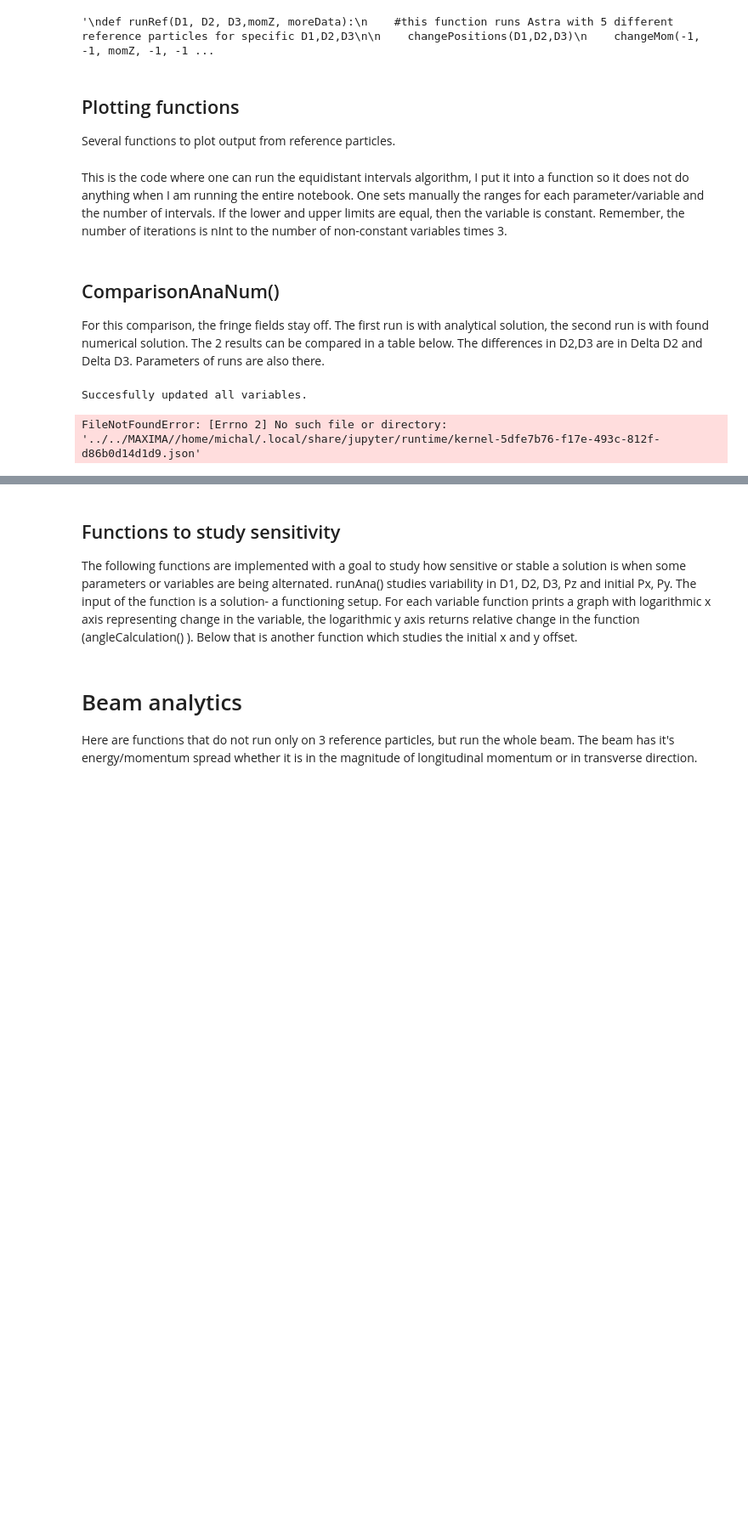
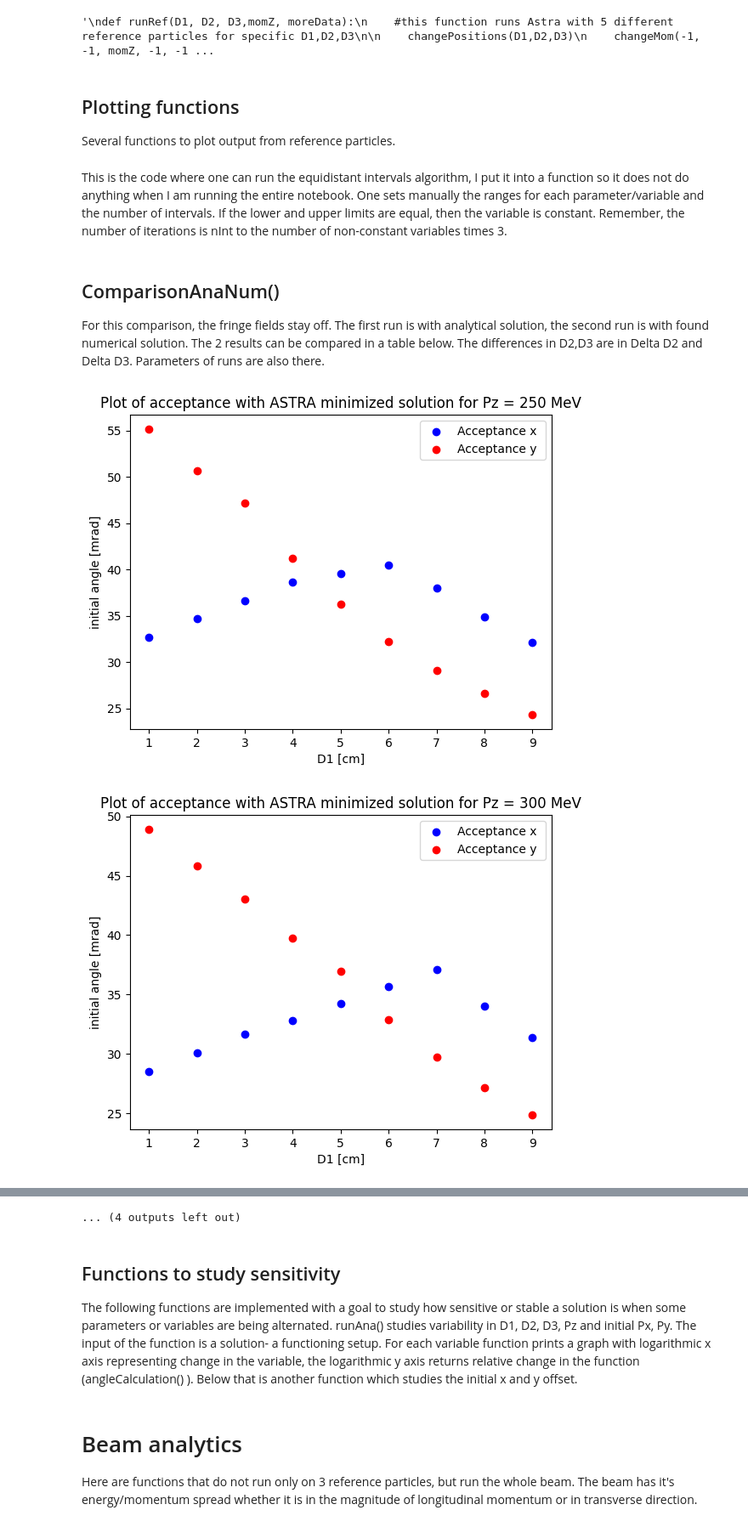
Before and after one commit to mvranovsky/Focusing-And-Deflecting-Devices, a Jupyter notebook: ASTRA/parallelFocusing/parallelFocused.ipynb, the cells around one changed output, grey strips where cells are left out. Shown at 85% size. Cells and saved outputs as stored; diff of their text form; code cells hidden in the pictures; blank space fills up the shorter version.

```diff
--- a/ASTRA/parallelFocusing/parallelFocused.ipynb
+++ b/ASTRA/parallelFocusing/parallelFocused.ipynb
@@ -22,8 +22,8 @@ For running beam simulations, one can define it's initial parameters like spread
 # %%
 fileName = "parallelBeam"
 fillNumber = "001"
-setupLength = 4 #m
-setupLengthStr = "0400"
+setupLength = 1.5 #m
+setupLengthStr = "0150"
 longitudalEnergy = "5.0E+8" #eV
 
 #offsets and angles for reference particles
@@ -772,7 +801,9 @@ def comparisonAnaNum(setupFileName, minimalFunVal):
               "setup length [m]",
               "Angle accept. x [mrad]", "Angle accept. y [mrad]",
               "beam size x [mm]", "beam size y [mm]","beam ratio [-]",
-              "number of func. evaluations [-]"
+              "active particles for sig_xyAngle = 1 mrad [%],
+              "number of func. evaluations [-]",
+              "x angle [mrad], y angle [mrad]",
              ]
     }
     '''
@@ -780,6 +811,8 @@ def comparisonAnaNum(setupFileName, minimalFunVal):
 
     resultSetups = ""
     errorSetups = ""
+    initialAng = []
+
     for row in analyticData:
         #first run the analytical solution and show plots
         topHatShapedQuads(True)
@@ -811,9 +844,10 @@ def comparisonAnaNum(setupFileName, minimalFunVal):
         row.append( setupSize(float(row[0]), *res.x ))
         angleAcceptance = checkAngleAcceptance(float(row[0]), *res.x, float(row[3]))
         row.append(angleAcceptance[0])
+        row.append(angleAcceptance[1])
         row.append(angleAcceptance[2])
-        row.append(angleAcceptance[1])
         row.append(angleAcceptance[3])
+        row.append(angleAcceptance[2]/angleAcceptance[3])
         row.append(angleAcceptance[4])
         row.append(res.nfev)
         finalTable.append(row)
@@ -830,30 +864,4 @@ def comparisonAnaNum(setupFileName, minimalFunVal):
 
 
     return finalTable
-# %%
-args = sys.argv
-args.pop(0)
-if len(args) != 1:
-    print(f"more than 1 argument")
-
-dataFileName = str(args[0])
-matrix = comparisonAnaNum(dataFileName, 1)
-df = pd.DataFrame(matrix)
-df.to_csv('table.csv', index=False)
-
-'''
-matrix = comparisonAnaNum("analyticalResultsP_1.txt", 100)
-df = pd.DataFrame(matrix)
-df.to_csv('table.csv', index=False)
-matrix = [[1,2,3,4],[5,6,7,8]]
-df = pd.DataFrame(matrix)
-df.to_csv('table.csv', index=False)
-df = pd.read_csv('table.csv')
-list_of_lists = df.values.tolist()
-
-plotResults(list_of_lists)
-'''
-# %% [output]
-Succesfully updated all variables.
-FileNotFoundError: [Errno 2] No such file or directory: '../../MAXIMA//home/michal/.local/share/jupyter/runtime/kernel-5dfe7b76-f17e-493c-812f-d86b0d14d1d9.json'
 # %%
@@ -926,0 +976,28 @@ def plotResults(data):
+# %%
+'''
+args = sys.argv
+args.pop(0)
+if len(args) != 1:
+    print(f"more than 1 argument")
+
+dataFileName = str(args[0])
+matrix = comparisonAnaNum(dataFileName, 1)
+df = pd.DataFrame(matrix)
+df.to_csv('table.csv', index=False)
+
+
+matrix = comparisonAnaNum("analyticalResultsP_1.txt", 100)
+df = pd.DataFrame(matrix)
+df.to_csv('table.csv', index=False)
+matrix = [[1,2,3,4],[5,6,7,8]]
+df = pd.DataFrame(matrix)
+df.to_csv('table.csv', index=False)
+'''
+df = pd.read_csv('../runParallel/Run2/tablePz.csv')
+#df = pd.read_csv('../runParallel/Run2/tableD1.csv')
+list_of_lists = df.values.tolist()
+
+plotResultsPz(list_of_lists)
+# %% [output]
+[figure, added]
+[figure, added]
@@ -927,3 +1014,4 @@ def plotResults(data):
+... (4 outputs left out)
 # %%
 def getResults(setupFileName):
     #this a function which compares analytical solution with numerical solution and with regards to fringe fields
```
Also changed, not shown: parts of 10 cells of this notebook, 14 other files.
